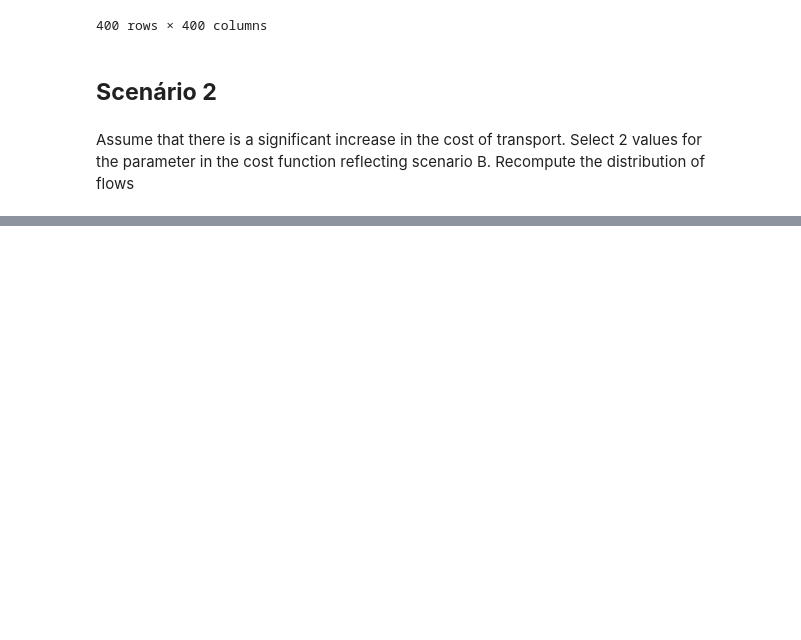
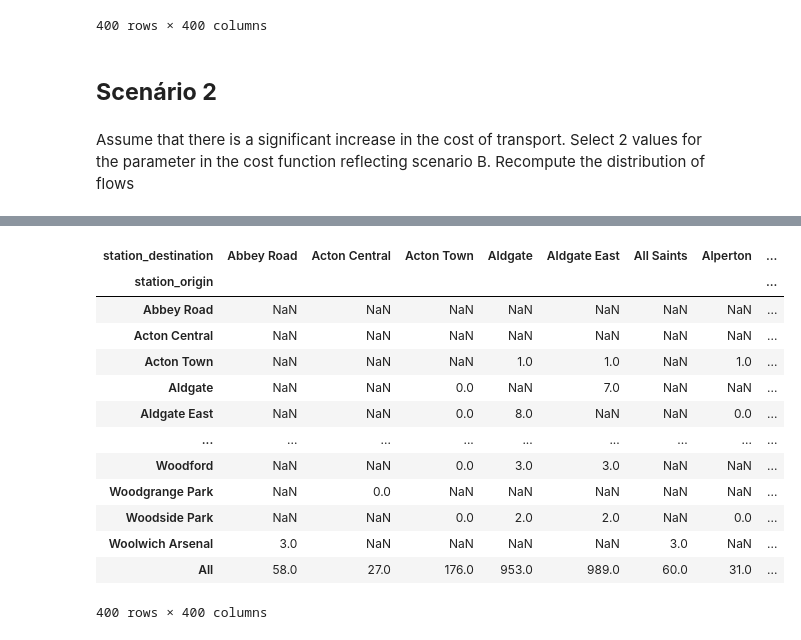
Before and after one commit to brfelipealmeida/LondonTubeNetwork, a Jupyter notebook: Part2_SpatiaInteractionModels.ipynb, the cells around one changed output, grey strips where cells are left out. Cells and saved outputs as stored; diff of their text form; code cells hidden in the pictures; blank space fills up the shorter version.

```diff
--- a/Part2_SpatiaInteractionModels.ipynb
+++ b/Part2_SpatiaInteractionModels.ipynb
@@ -608,12 +686,12 @@ london_OD_AMpeak[["prodsimest1", "prodsimest3"]]
 # %%
 #calculate some new Dj^gamma and d_ij^beta values
-Dj3_gamma = london_OD_AMpeak["Jobs_A"]**gamma
+Dj3_gamma = london_OD_AMpeak_copy["Jobs_A"]**gamma
 #calcualte the first stage of the Ai values
-london_OD_AMpeak["Ai1"] = Dj3_gamma * dist_beta
+london_OD_AMpeak_copy["Ai1"] = Dj3_gamma * dist_beta
 #now do the sum over all js bit
-A_i = pd.DataFrame(london_OD_AMpeak.groupby(["station_origin"])["Ai1"].agg(np.sum))
+A_i = pd.DataFrame(london_OD_AMpeak_copy.groupby(["station_origin"])["Ai1"].agg(np.sum))
 #now divide into 1
 A_i["Ai1"] = 1/A_i["Ai1"]
 A_i.rename(columns={"Ai1":"A_i2"}, inplace=True)
 #and write the A_i values back into the dataframe
-london_OD_AMpeak = london_OD_AMpeak.merge(A_i, left_on="station_origin", right_index=True, how="left")
+london_OD_AMpeak_copy = london_OD_AMpeak_copy.merge(A_i, left_on="station_origin", right_index=True, how="left")
@@ -620,6 +718,6 @@ london_OD_AMpeak = london_OD_AMpeak.merge(A_i, left_on="station_origin", right_i
 # %%
 #to check everything works, recreate the original estimates
-london_OD_AMpeak["prodsimest4"] = london_OD_AMpeak["A_i2"]*london_OD_AMpeak["O_i"]*Dj3_gamma*dist_beta
+london_OD_AMpeak_copy["prodsimest4"] = london_OD_AMpeak_copy["A_i2"]*london_OD_AMpeak_copy["O_i"]*Dj3_gamma*dist_beta
 #round
-london_OD_AMpeak["prodsimest4"] = round(london_OD_AMpeak["prodsimest4"])
+london_OD_AMpeak_copy["prodsimest4"] = round(london_OD_AMpeak_copy["prodsimest4"])
 # %%
@@ -664,0 +765,2 @@ Assume that there is a significant increase in the cost of transport. Select 2 v
+# %%
+beta_B1 = beta*1.30
@@ -664,0 +771,2 @@ Assume that there is a significant increase in the cost of transport. Select 2 v
+# %%
+london_OD_AMpeak_copy = london_OD_AMpeak.copy()
@@ -664,0 +793,23 @@ Assume that there is a significant increase in the cost of transport. Select 2 v
+# %%
+london_OD_AMpeak_copy["prodsimest2"] = np.exp(london_OD_AMpeak_copy["alpha_i"]+gamma*np.log(london_OD_AMpeak_copy["jobs"]) - beta_B1*london_OD_AMpeak_copy["log_distance"])
+
+london_OD_AMpeak_copy["prodsimest2"] = round(london_OD_AMpeak_copy["prodsimest2"],0)
+#now we can convert the pivot table into a matrix
+OD5 = london_OD_AMpeak_copy.pivot_table(values ="prodsimest2", index="station_origin", columns = "station_destination",
+                            aggfunc=np.sum, margins=True)
+OD5
+# %% [output]
+| station_destination | Abbey Road | Acton Central | Acton Town | Aldgate | Aldgate East | All Saints | Alperton | ... |
+| station_origin |  |  |  |  |  |  |  | ... |
+| Abbey Road | NaN | NaN | NaN | NaN | NaN | NaN | NaN | ... |
+| Acton Central | NaN | NaN | NaN | NaN | NaN | NaN | NaN | ... |
+| Acton Town | NaN | NaN | NaN | 1.0 | 1.0 | NaN | 1.0 | ... |
+| Aldgate | NaN | NaN | 0.0 | NaN | 7.0 | NaN | NaN | ... |
+| Aldgate East | NaN | NaN | 0.0 | 8.0 | NaN | NaN | 0.0 | ... |
+| ... | ... | ... | ... | ... | ... | ... | ... | ... |
+| Woodford | NaN | NaN | 0.0 | 3.0 | 3.0 | NaN | NaN | ... |
+| Woodgrange Park | NaN | 0.0 | NaN | NaN | NaN | NaN | NaN | ... |
+| Woodside Park | NaN | NaN | 0.0 | 2.0 | 2.0 | NaN | 0.0 | ... |
+| Woolwich Arsenal | 3.0 | NaN | NaN | NaN | NaN | 3.0 | NaN | ... |
+| All | 58.0 | 27.0 | 176.0 | 953.0 | 989.0 | 60.0 | 31.0 | ... |
+400 rows × 400 columns
```
Also changed, not shown: parts of 45 cells of this notebook, 1 other file.
